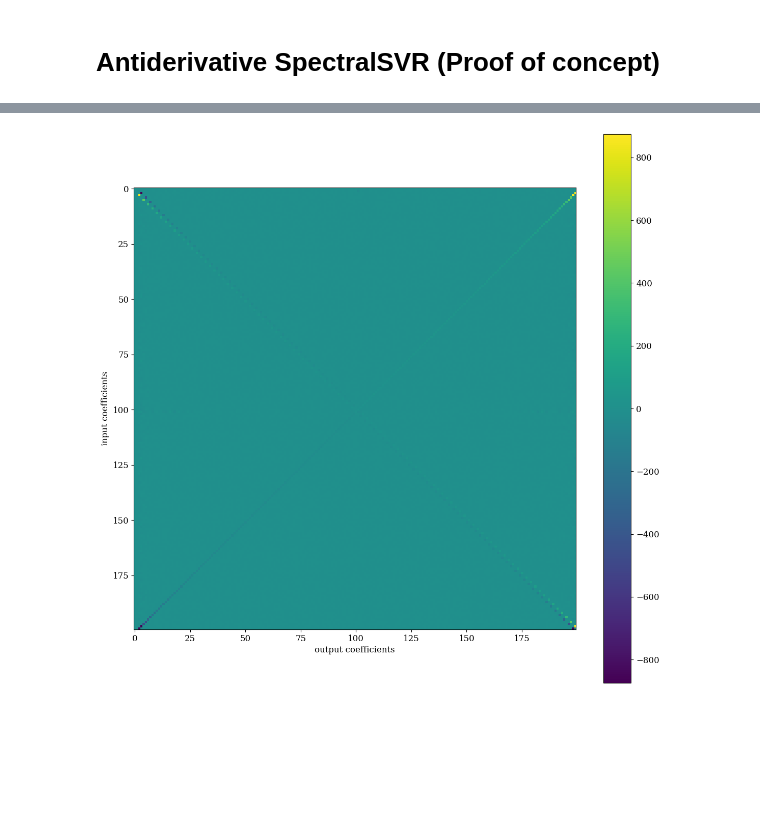
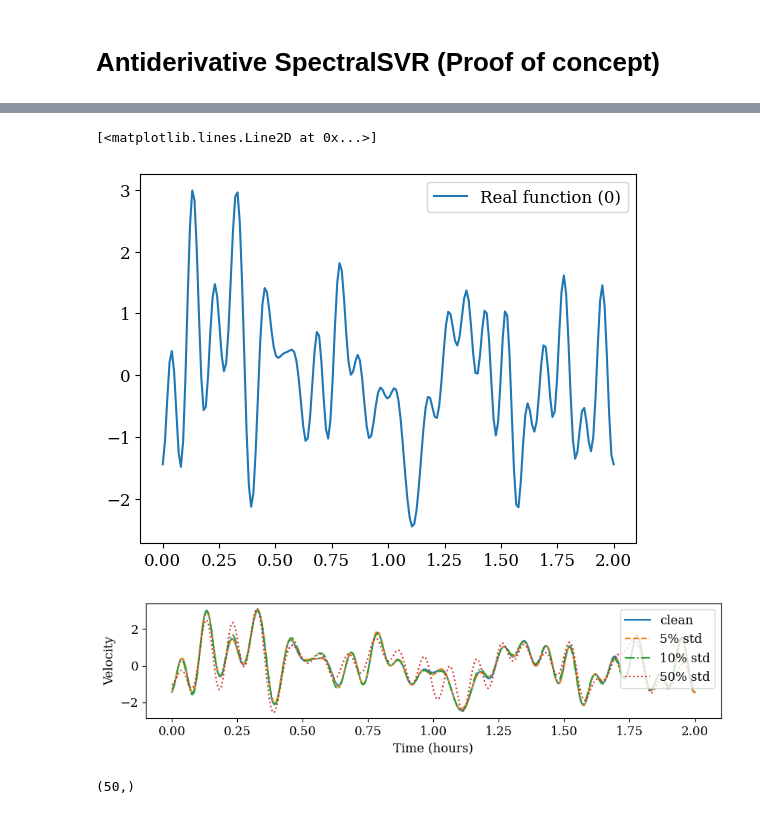
Before and after one commit to nidduzzi/SpectralSVR, a Jupyter notebook: notebooks/cases/antiderivative/antiderivative.ipynb, the cells around one changed output, grey strips where cells are left out. Saved outputs shown, nothing was run; the diff lists cells and outputs as text; code cells hidden in the pictures; blank space fills up the shorter version.

```diff
--- a/notebooks/cases/antiderivative/antiderivative.ipynb
+++ b/notebooks/cases/antiderivative/antiderivative.ipynb
@@ -178,11 +29,44 @@ corr.shape, sorted
-# %%
-p_mat = model.svr.get_p_matrix().cpu()
-plt.figure(figsize=(14,14))
-plt.imshow(p_mat[:,:], interpolation="none", aspect="equal")
-# plt.imshow(p_mat[:,2][:,None], interpolation="none", aspect="auto", extent=(0,10,0,10))
-plt.colorbar()
-plt.xlabel("output coefficients")
-plt.ylabel("input coefficients")
-plt.show()
-# %% [output]
-[figure, removed]
+# %%
+# Set seed
+generator = torch.Generator().manual_seed(42)
+# domain
+domain = slice(0, 2, 500)
+periods = (domain.stop - domain.start,)
+# Generate functions/data
+n_coeffs = 5000
+modes = 50
+u0 = 0  # integration constant
+problem = Antiderivative()
+u_clean, f_clean = problem.generate(
+    FourierBasis, n_coeffs, modes, u0, generator=generator, periods=periods
+)
+u_clean.plot()
+# %% [output]
+[<matplotlib.lines.Line2D at 0x...>]
+[figure, added]
+# %%
+# Add noise 1%
+u_5 = u_clean.perturb(std_ratio=0.05, generator=generator)
+f_5 = f_clean.perturb(std_ratio=0.05, generator=generator)
+# Add noise 10%
+u_10 = u_clean.perturb(std_ratio=0.10, generator=generator)
+f_10 = f_clean.perturb(std_ratio=0.10, generator=generator)
+# Add noise 50%
+u_50 = u_clean.perturb(std_ratio=0.50, generator=generator)
+f_50 = f_clean.perturb(std_ratio=0.50, generator=generator)
+
+
+plt.figure(figsize=(10, 2))
+u_clean.plot(res=domain)
+u_5.plot(res=domain, linestyle="--")
+u_10.plot(res=domain, linestyle="-.")
+u_50.plot(res=domain, linestyle=":")
+plt.xlabel("Time (hours)")
+plt.ylabel("Velocity")
+plt.legend(["clean", "5% std", "10% std", "50% std"], loc="upper right")
+save_to_pgf("clean_perturbed_solution_0.pgf")
+plt.show()
+f_50.modes
+# %% [output]
+[figure, added]
+(50,)
```
Also changed, not shown: parts of 40 cells of this notebook, 1 other file.
